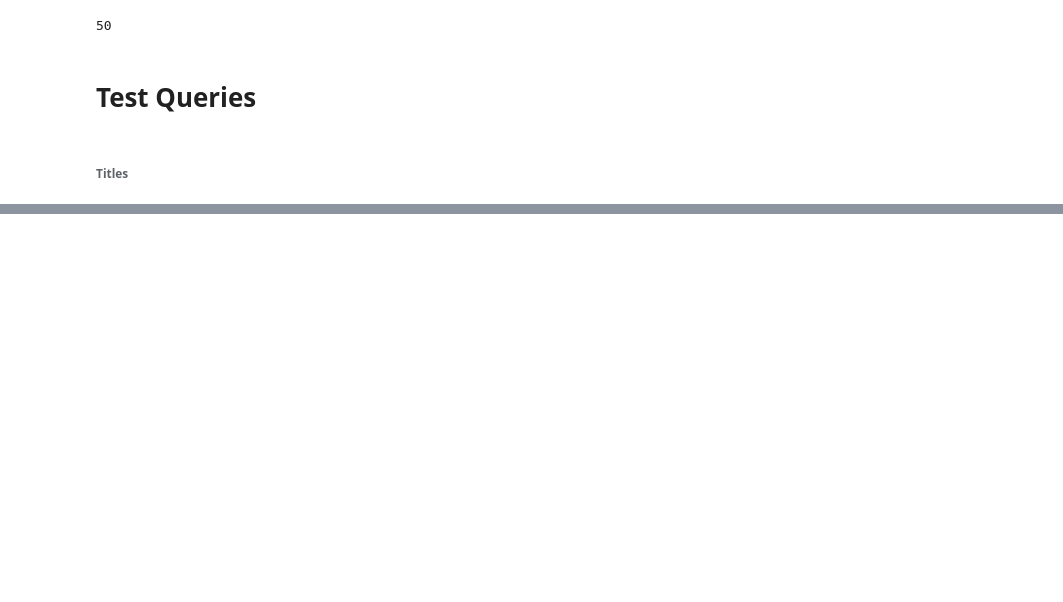
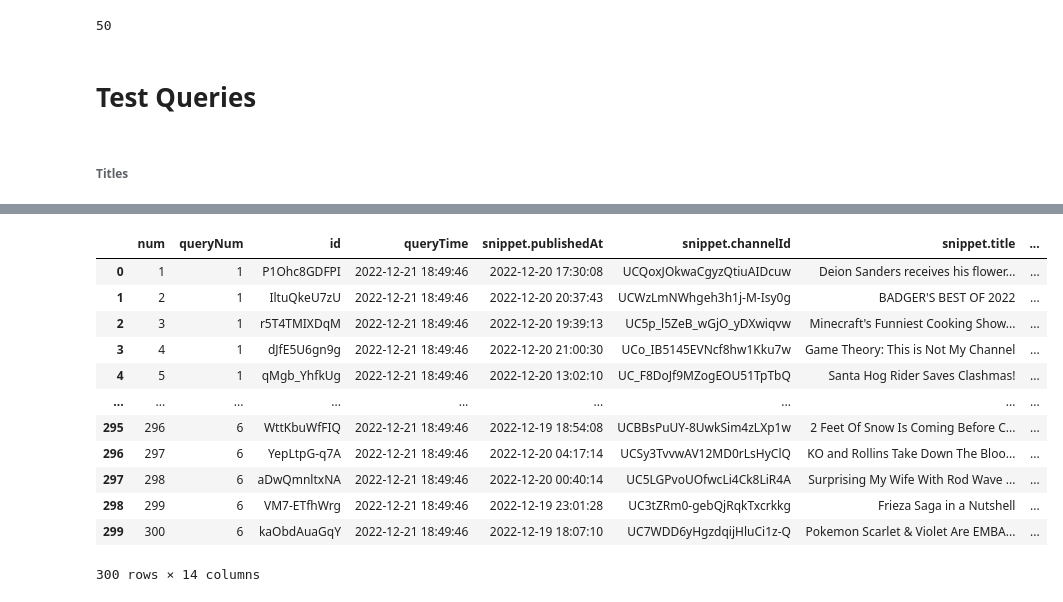
Before and after one commit to Squeemos/MRB_II, a Jupyter notebook: mysql/prototype.ipynb, the cells around one changed output, grey strips where cells are left out. Saved outputs shown, nothing was run; the diff lists cells and outputs as text; code cells hidden in the pictures; blank space fills up the shorter version.

```diff
--- a/mysql/prototype.ipynb
+++ b/mysql/prototype.ipynb
@@ -394,0 +396,3 @@ df_thumb.to_sql("thumbnails", engine,
+# %%
+pd.read_sql("SELECT * FROM videos;", engine)
+# %% [output]
@@ -395,3 +403,16 @@ df_thumb.to_sql("thumbnails", engine,
+|  | num | queryNum | id | queryTime | snippet.publishedAt | snippet.channelId | snippet.title | ... |
+| 0 | 1 | 1 | P1Ohc8GDFPI | 2022-12-21 18:49:46 | 2022-12-20 17:30:08 | UCQoxJOkwaCgyzQtiuAIDcuw | Deion Sanders receives his flower... | ... |
+| 1 | 2 | 1 | IltuQkeU7zU | 2022-12-21 18:49:46 | 2022-12-20 20:37:43 | UCWzLmNWhgeh3h1j-M-Isy0g | BADGER'S BEST OF 2022 | ... |
+| 2 | 3 | 1 | r5T4TMIXDqM | 2022-12-21 18:49:46 | 2022-12-20 19:39:13 | UC5p_l5ZeB_wGjO_yDXwiqvw | Minecraft's Funniest Cooking Show... | ... |
+| 3 | 4 | 1 | dJfE5U6gn9g | 2022-12-21 18:49:46 | 2022-12-20 21:00:30 | UCo_IB5145EVNcf8hw1Kku7w | Game Theory: This is Not My Channel | ... |
+| 4 | 5 | 1 | qMgb_YhfkUg | 2022-12-21 18:49:46 | 2022-12-20 13:02:10 | UC_F8DoJf9MZogEOU51TpTbQ | Santa Hog Rider Saves Clashmas! | ... |
+| ... | ... | ... | ... | ... | ... | ... | ... | ... |
+| 295 | 296 | 6 | WttKbuWfFIQ | 2022-12-21 18:49:46 | 2022-12-19 18:54:08 | UCBBsPuUY-8UwkSim4zLXp1w | 2 Feet Of Snow Is Coming Before C... | ... |
+| 296 | 297 | 6 | YepLtpG-q7A | 2022-12-21 18:49:46 | 2022-12-20 04:17:14 | UCSy3TvvwAV12MD0rLsHyClQ | KO and Rollins Take Down The Bloo... | ... |
+| 297 | 298 | 6 | aDwQmnltxNA | 2022-12-21 18:49:46 | 2022-12-20 00:40:14 | UC5LGPvoUOfwcLi4Ck8LiR4A | Surprising My Wife With Rod Wave ... | ... |
+| 298 | 299 | 6 | VM7-ETfhWrg | 2022-12-21 18:49:46 | 2022-12-19 23:01:28 | UC3tZRm0-gebQjRqkTxcrkkg | Frieza Saga in a Nutshell | ... |
+| 299 | 300 | 6 | kaObdAuaGqY | 2022-12-21 18:49:46 | 2022-12-19 18:07:10 | UC7WDD6yHgzdqijHluCi1z-Q | Pokemon Scarlet & Violet Are EMBA... | ... |
+300 rows × 14 columns
 # %%
 pd.read_sql("SELECT `snippet.title` FROM videos;", engine)
 # %% [output]
```
Also changed, not shown: parts of 31 cells of this notebook.
